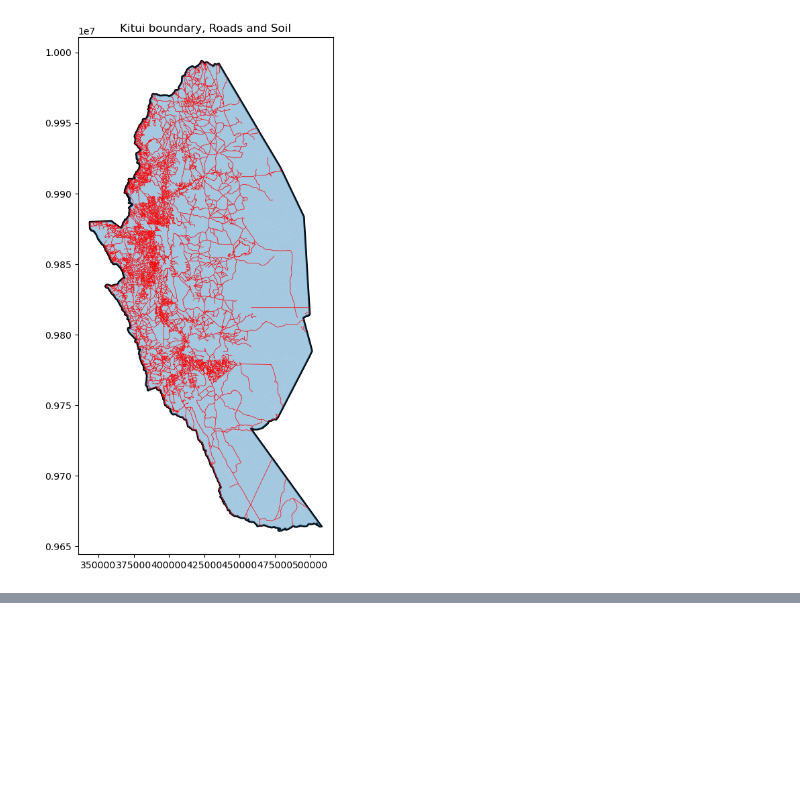
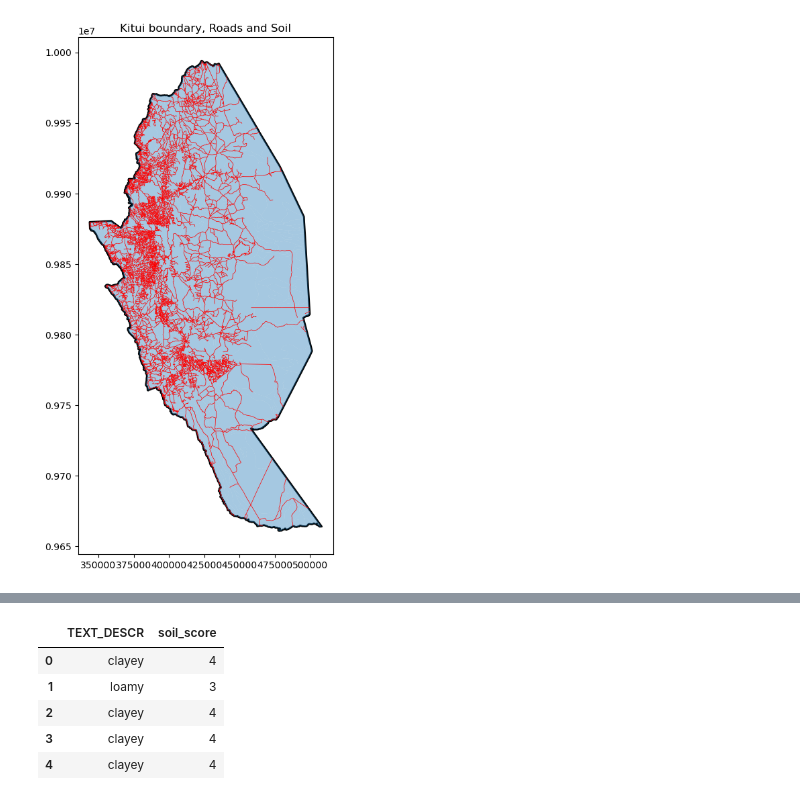
Before and after one commit to CAMSIR/Kitui--RWH-python-postgis, a Jupyter notebook: notebooks/01_vector_data_exploration.ipynb, the cells around one changed output, grey strips where cells are left out. Saved outputs shown, nothing was run; the diff lists cells and outputs as text; code cells hidden in the pictures; blank space fills up the shorter version.

```diff
--- a/notebooks/01_vector_data_exploration.ipynb
+++ b/notebooks/01_vector_data_exploration.ipynb
@@ -333,0 +383,17 @@ plt.show()
+# %%
+# Create soil suitability scores
+soil["soil_score"] = soil["TEXT_DESCR"].map({
+    "very clayey": 5,
+    "clayey": 4,
+    "loamy": 3,
+    "sandy": 1
+})
+
+soil[["TEXT_DESCR", "soil_score"]].head()
+# %% [output]
+|  | TEXT_DESCR | soil_score |
+| 0 | clayey | 4 |
+| 1 | loamy | 3 |
+| 2 | clayey | 4 |
+| 3 | clayey | 4 |
+| 4 | clayey | 4 |
```
Also changed, not shown: parts of 30 cells of this notebook, 2 other files.
